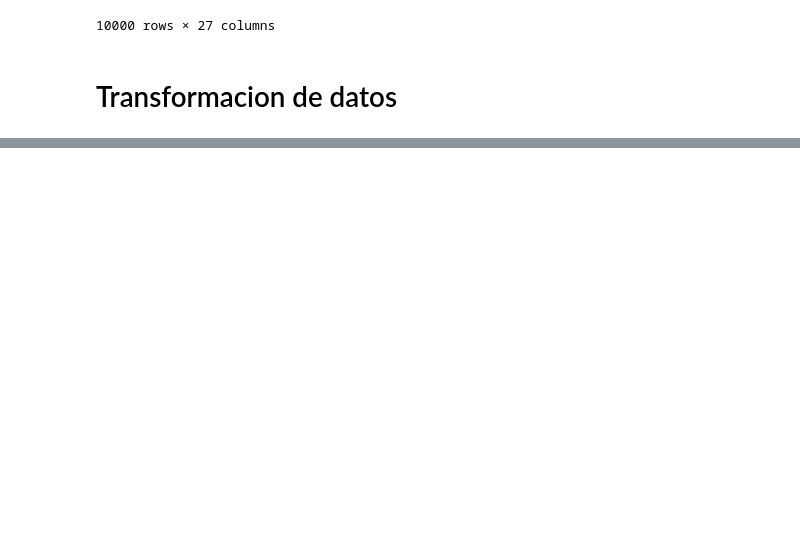
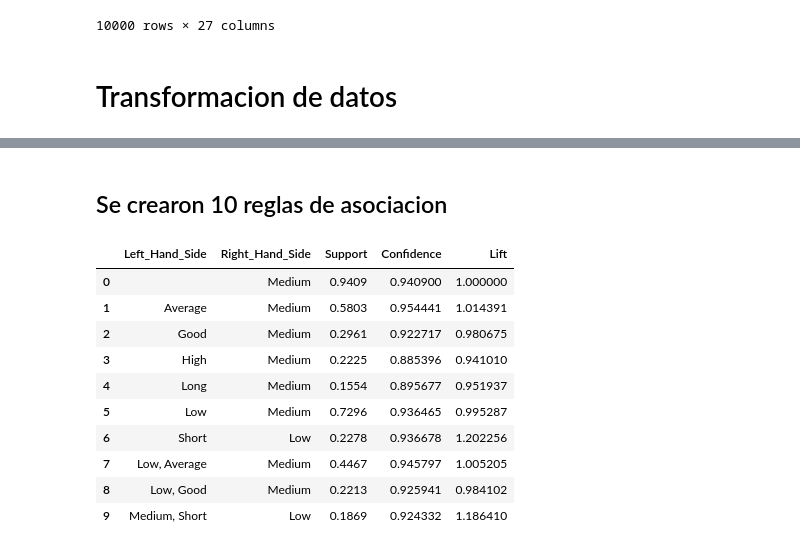
Before and after one commit to josuemj/CineVision-Studios, a Jupyter notebook: regla_asociacion.ipynb, the cells around one changed output, grey strips where cells are left out. Cells and saved outputs as stored; diff of their text form; code cells hidden in the pictures; blank space fills up the shorter version.

Commit message:
feat: reglas de asociacion

```diff
--- a/regla_asociacion.ipynb
+++ b/regla_asociacion.ipynb
@@ -117,0 +116,8 @@ movies_transformed
+# %%
+print(movies_transformed.shape)
+
+records = []
+
+for i in range(0, 10000):
+    records.append([str(movies_transformed.values[i,j]) for j in range(0, 6)])
+records
@@ -117,0 +145,5 @@ movies_transformed
+# %%
+reglas_asociacion = apriori(records, min_support=0.15, min_confidence = 0.85)
+reglas = list(reglas_asociacion)
+print(len(reglas))
+list(reglas)
@@ -117,0 +162,36 @@ movies_transformed
+# %% [markdown]
+## Se crearon 10 reglas de asociacion
+# %%
+output = list(reglas)
+
+def inspect(output):
+    lhs = []
+    rhs = []
+    support = []
+    confidence = []
+    lift = []
+
+    for rule in output:
+        for ordered_stat in rule.ordered_statistics:
+            lhs.append(', '.join(ordered_stat.items_base))  # Lado izquierdo
+            rhs.append(', '.join(ordered_stat.items_add))   # Lado derecho
+            support.append(rule.support)
+            confidence.append(ordered_stat.confidence)
+            lift.append(ordered_stat.lift)
+
+    return list(zip(lhs, rhs, support, confidence, lift))
+
+output_DataFrame = pd.DataFrame(inspect(output), columns=['Left_Hand_Side', 'Right_Hand_Side', 'Support', 'Confidence', 'Lift'])
+output_DataFrame
+# %% [output]
+|  | Left_Hand_Side | Right_Hand_Side | Support | Confidence | Lift |
+| 0 |  | Medium | 0.9409 | 0.940900 | 1.000000 |
+| 1 | Average | Medium | 0.5803 | 0.954441 | 1.014391 |
+| 2 | Good | Medium | 0.2961 | 0.922717 | 0.980675 |
+| 3 | High | Medium | 0.2225 | 0.885396 | 0.941010 |
+| 4 | Long | Medium | 0.1554 | 0.895677 | 0.951937 |
+| 5 | Low | Medium | 0.7296 | 0.936465 | 0.995287 |
+| 6 | Short | Low | 0.2278 | 0.936678 | 1.202256 |
+| 7 | Low, Average | Medium | 0.4467 | 0.945797 | 1.005205 |
+| 8 | Low, Good | Medium | 0.2213 | 0.925941 | 0.984102 |
+| 9 | Medium, Short | Low | 0.1869 | 0.924332 | 1.186410 |
```
Also changed, not shown: parts of 4 cells of this notebook.
